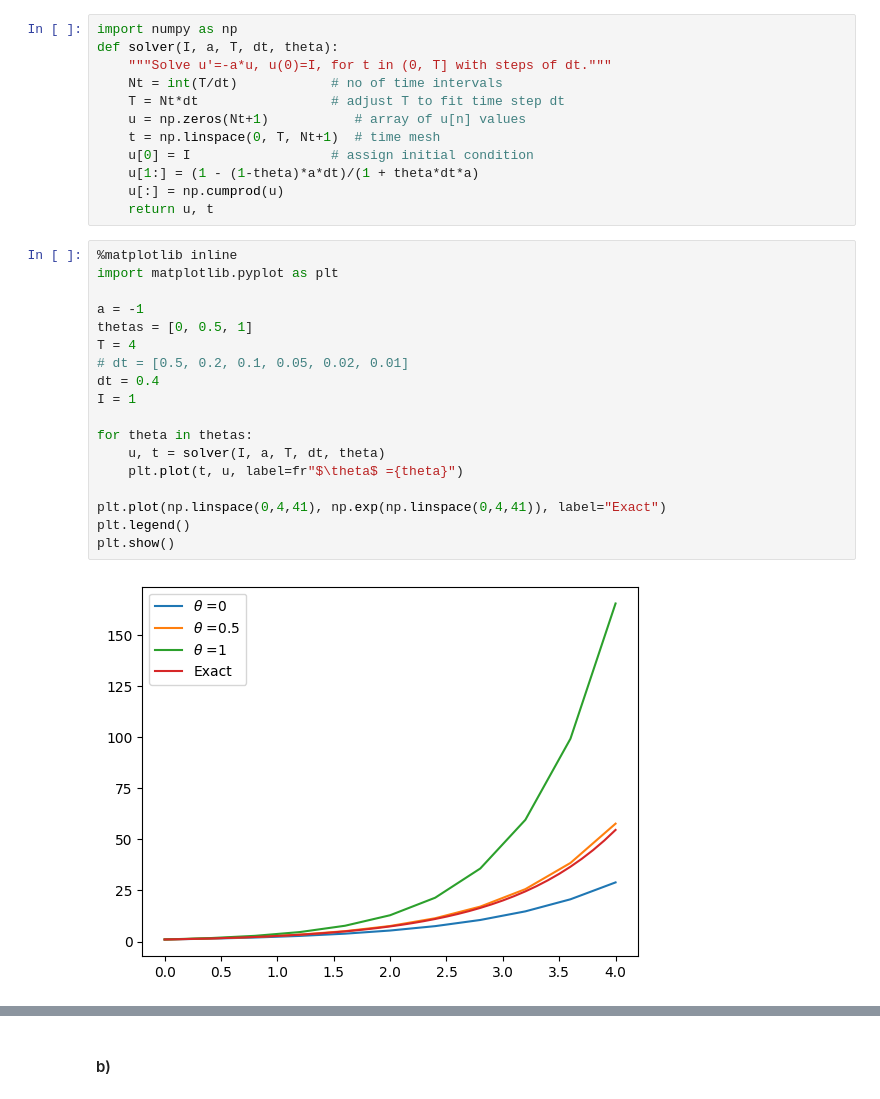
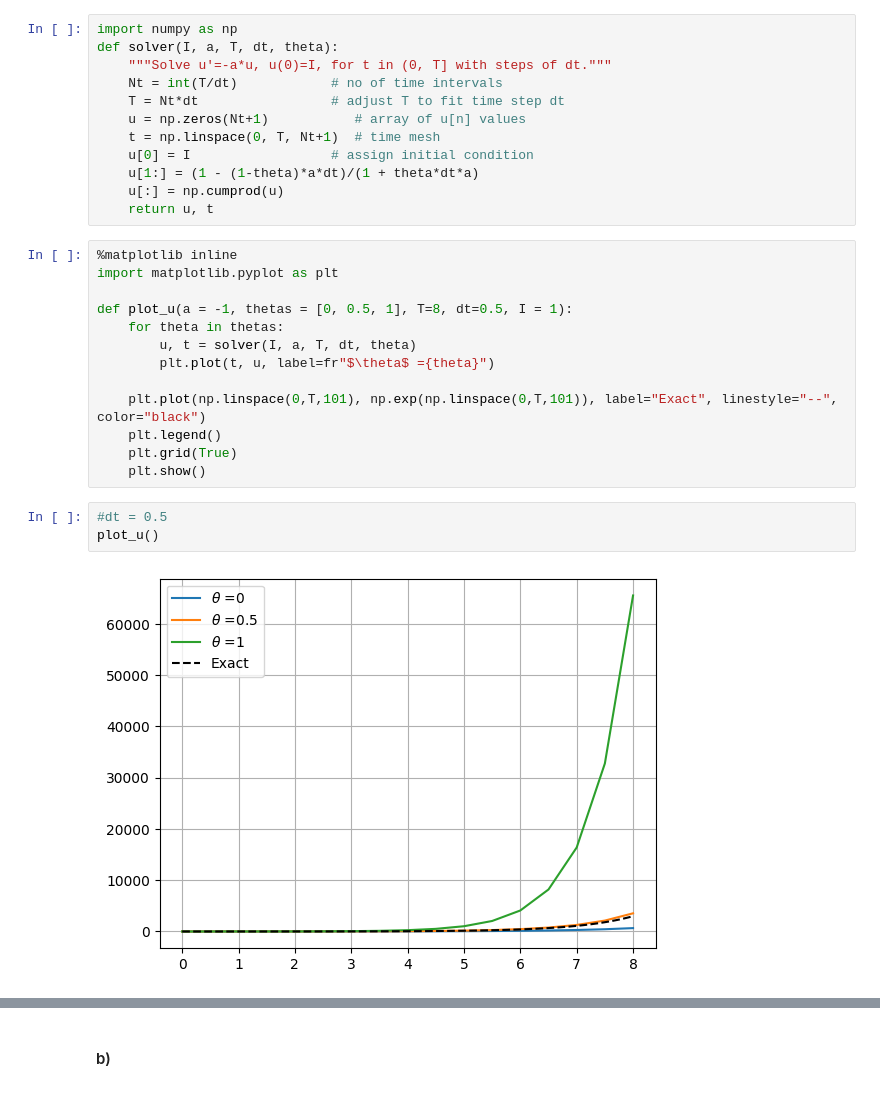
Before and after one commit to GauteJ1/MAT-MEK-course-projects, a Jupyter notebook: projects/exponential_growth.ipynb, the cells around one changed output, grey strips where cells are left out. Cells and saved outputs as stored; diff of their text form.

```diff
--- a/projects/exponential_growth.ipynb
+++ b/projects/exponential_growth.ipynb
@@ -17,19 +17,17 @@ def solver(I, a, T, dt, theta):
 %matplotlib inline
 import matplotlib.pyplot as plt
 
-a = -1
-thetas = [0, 0.5, 1]
-T = 4
-# dt = [0.5, 0.2, 0.1, 0.05, 0.02, 0.01]
-dt = 0.4
-I = 1
+def plot_u(a = -1, thetas = [0, 0.5, 1], T=8, dt=0.5, I = 1):
+    for theta in thetas:
+        u, t = solver(I, a, T, dt, theta)
+        plt.plot(t, u, label=fr"$\theta$ ={theta}")
 
-for theta in thetas:
-    u, t = solver(I, a, T, dt, theta)
-    plt.plot(t, u, label=fr"$\theta$ ={theta}")
-
-plt.plot(np.linspace(0,4,41), np.exp(np.linspace(0,4,41)), label="Exact")
-plt.legend()
-plt.show()
+    plt.plot(np.linspace(0,T,101), np.exp(np.linspace(0,T,101)), label="Exact", linestyle="--", color="black")
+    plt.legend()
+    plt.grid(True)
+    plt.show()
-# %% [output]
-[figure, removed]
+# %%
+#dt = 0.5
+plot_u()
+# %% [output]
+[figure, added]
```
Also changed, not shown: parts of 4 cells of this notebook.
